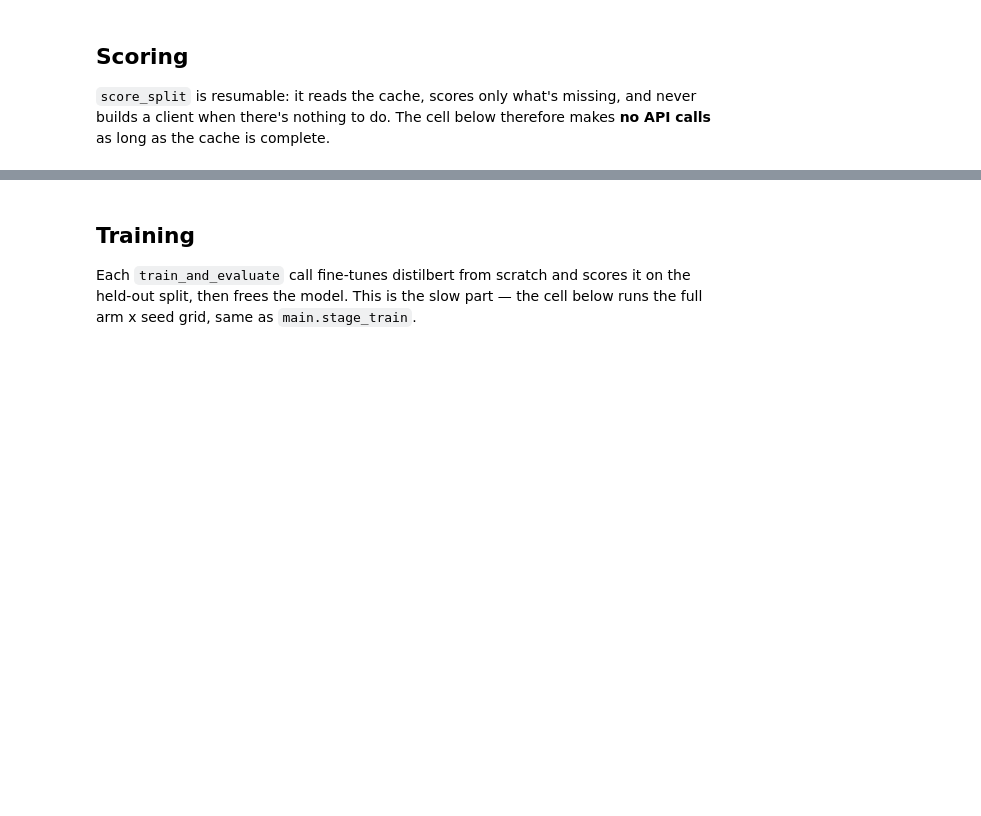
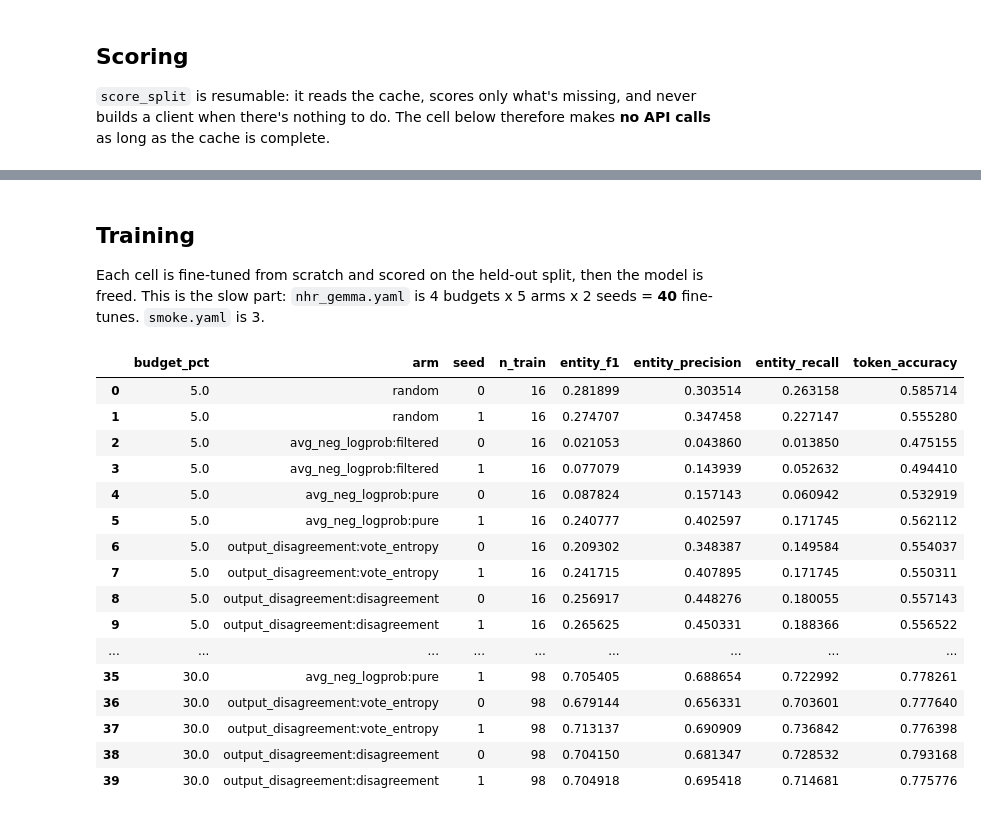
Before and after one commit to DogRog/uq-pet-token, a Jupyter notebook: notebooks/test.ipynb, the cells around one changed output, grey strips where cells are left out. Cells and saved outputs as stored; diff of their text form; code cells hidden in the pictures; blank space fills up the shorter version.

Commit message:
Part 3

```diff
--- a/notebooks/test.ipynb
+++ b/notebooks/test.ipynb
@@ -87,13 +166,30 @@ arms = {
 # %% [markdown]
 ## Training
 
-Each `train_and_evaluate` call fine-tunes distilbert from scratch and scores it on the
-held-out split, then frees the model. This is the slow part — the cell below runs the
-full arm x seed grid, same as `main.stage_train`.
+Each cell is fine-tuned from scratch and scored on the held-out split, then the model is
+freed. This is the slow part: `nhr_gemma.yaml` is 4 budgets x 5 arms x 2 seeds = **40**
+fine-tunes. `smoke.yaml` is 3.
 # %%
-from uq_pet.main import plot_arms, stage_train, summarize
 from uq_pet.model_training import configure_hf_logging
 
 configure_hf_logging(quiet=True)
-results = stage_train(cfg, arms, test_examples)
+results = stage_train(cfg, cells, test_examples)
 results.drop(columns="per_type_f1")
+# %% [output]
+|  | budget_pct | arm | seed | n_train | entity_f1 | entity_precision | entity_recall | token_accuracy |
+| 0 | 5.0 | random | 0 | 16 | 0.281899 | 0.303514 | 0.263158 | 0.585714 |
+| 1 | 5.0 | random | 1 | 16 | 0.274707 | 0.347458 | 0.227147 | 0.555280 |
+| 2 | 5.0 | avg_neg_logprob:filtered | 0 | 16 | 0.021053 | 0.043860 | 0.013850 | 0.475155 |
+| 3 | 5.0 | avg_neg_logprob:filtered | 1 | 16 | 0.077079 | 0.143939 | 0.052632 | 0.494410 |
+| 4 | 5.0 | avg_neg_logprob:pure | 0 | 16 | 0.087824 | 0.157143 | 0.060942 | 0.532919 |
+| 5 | 5.0 | avg_neg_logprob:pure | 1 | 16 | 0.240777 | 0.402597 | 0.171745 | 0.562112 |
+| 6 | 5.0 | output_disagreement:vote_entropy | 0 | 16 | 0.209302 | 0.348387 | 0.149584 | 0.554037 |
+| 7 | 5.0 | output_disagreement:vote_entropy | 1 | 16 | 0.241715 | 0.407895 | 0.171745 | 0.550311 |
+| 8 | 5.0 | output_disagreement:disagreement | 0 | 16 | 0.256917 | 0.448276 | 0.180055 | 0.557143 |
+| 9 | 5.0 | output_disagreement:disagreement | 1 | 16 | 0.265625 | 0.450331 | 0.188366 | 0.556522 |
+| ... | ... | ... | ... | ... | ... | ... | ... | ... |
+| 35 | 30.0 | avg_neg_logprob:pure | 1 | 98 | 0.705405 | 0.688654 | 0.722992 | 0.778261 |
+| 36 | 30.0 | output_disagreement:vote_entropy | 0 | 98 | 0.679144 | 0.656331 | 0.703601 | 0.777640 |
+| 37 | 30.0 | output_disagreement:vote_entropy | 1 | 98 | 0.713137 | 0.690909 | 0.736842 | 0.776398 |
+| 38 | 30.0 | output_disagreement:disagreement | 0 | 98 | 0.704150 | 0.681347 | 0.728532 | 0.793168 |
+| 39 | 30.0 | output_disagreement:disagreement | 1 | 98 | 0.704918 | 0.695418 | 0.714681 | 0.775776 |
```
Also changed, not shown: parts of 16 cells of this notebook, 15 other files.
